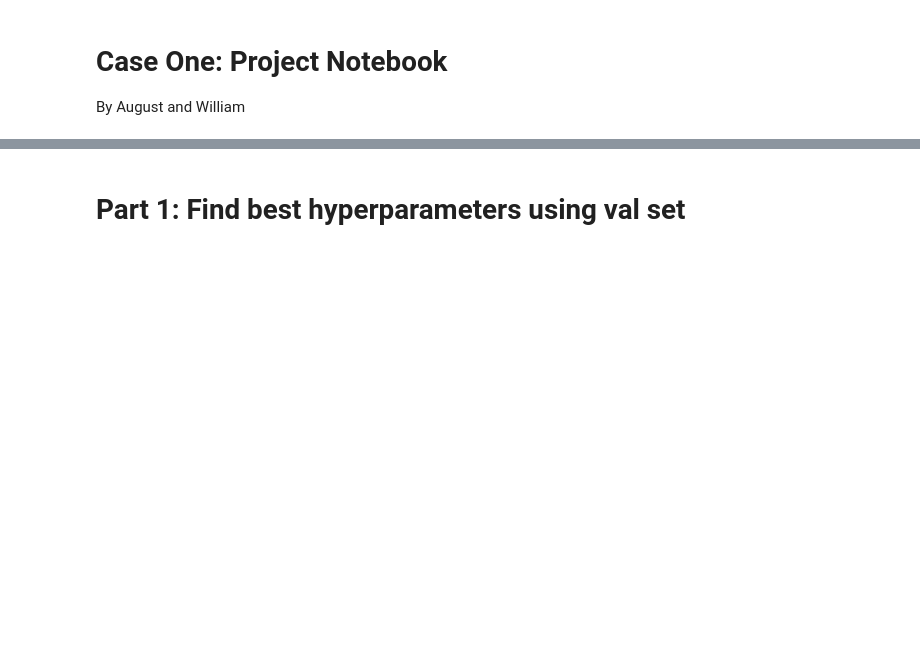
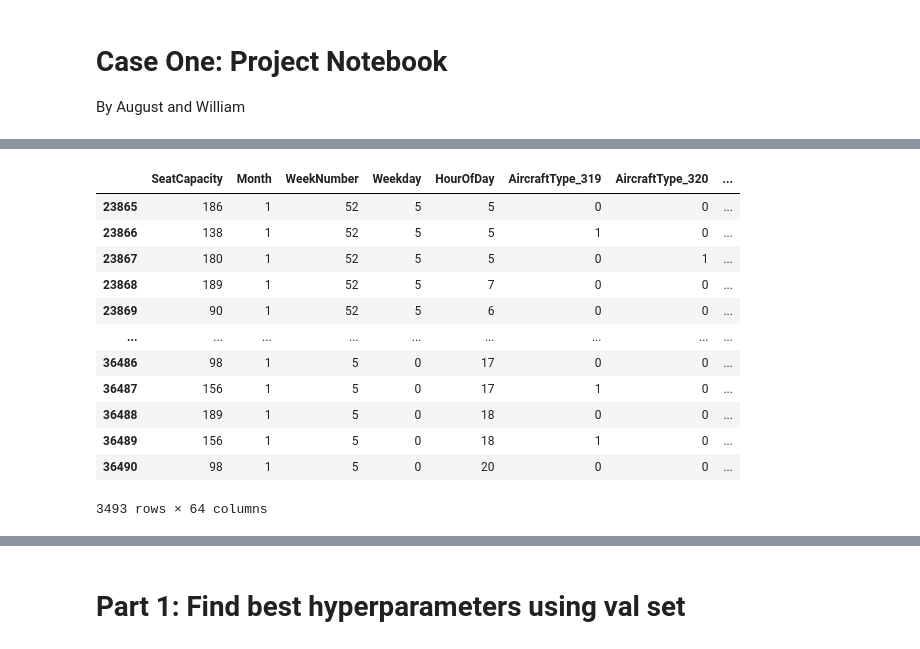
Before and after one commit to augustsemrau/02582case1, a Jupyter notebook: notebooks/model_research_v4.ipynb, the cells around one changed output, grey strips where cells are left out. Saved outputs shown, nothing was run; the diff lists cells and outputs as text; code cells hidden in the pictures; blank space fills up the shorter version.

```diff
--- a/notebooks/model_research_v4.ipynb
+++ b/notebooks/model_research_v4.ipynb
@@ -161,0 +158,16 @@ X_train
+# %%
+X_val
+# %% [output]
+|  | SeatCapacity | Month | WeekNumber | Weekday | HourOfDay | AircraftType_319 | AircraftType_320 | ... |
+| 23865 | 186 | 1 | 52 | 5 | 5 | 0 | 0 | ... |
+| 23866 | 138 | 1 | 52 | 5 | 5 | 1 | 0 | ... |
+| 23867 | 180 | 1 | 52 | 5 | 5 | 0 | 1 | ... |
+| 23868 | 189 | 1 | 52 | 5 | 7 | 0 | 0 | ... |
+| 23869 | 90 | 1 | 52 | 5 | 6 | 0 | 0 | ... |
+| ... | ... | ... | ... | ... | ... | ... | ... | ... |
+| 36486 | 98 | 1 | 5 | 0 | 17 | 0 | 0 | ... |
+| 36487 | 156 | 1 | 5 | 0 | 17 | 1 | 0 | ... |
+| 36488 | 189 | 1 | 5 | 0 | 18 | 0 | 0 | ... |
+| 36489 | 156 | 1 | 5 | 0 | 18 | 1 | 0 | ... |
+| 36490 | 98 | 1 | 5 | 0 | 20 | 0 | 0 | ... |
+3493 rows × 64 columns
```
Also changed, not shown: parts of 5 cells of this notebook, 1 other file.
